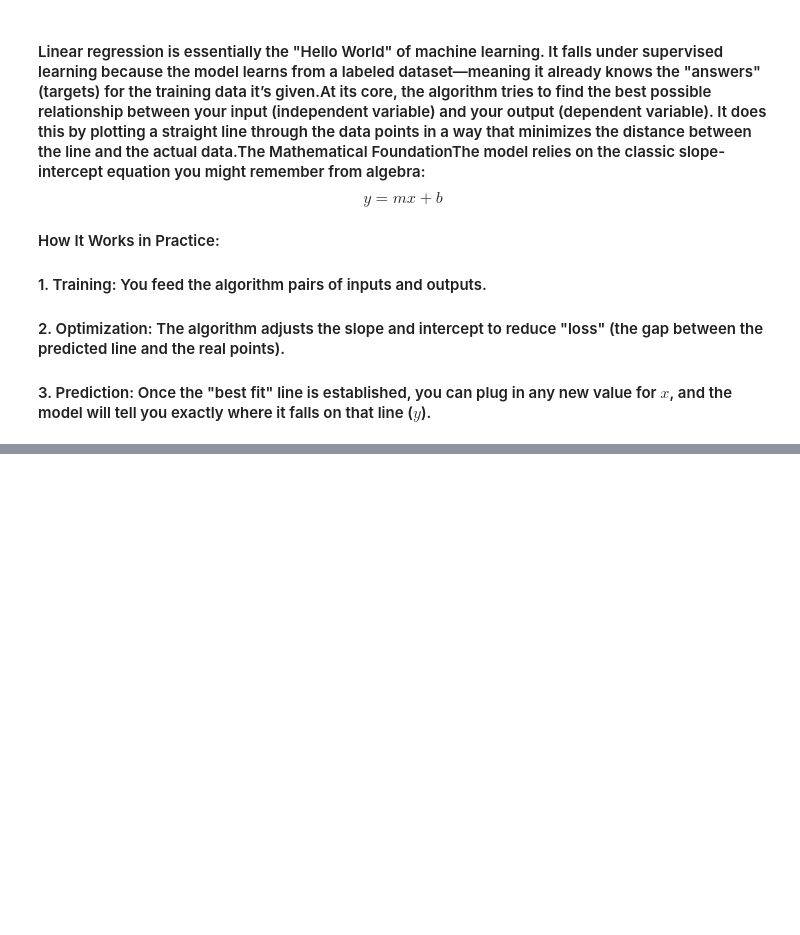
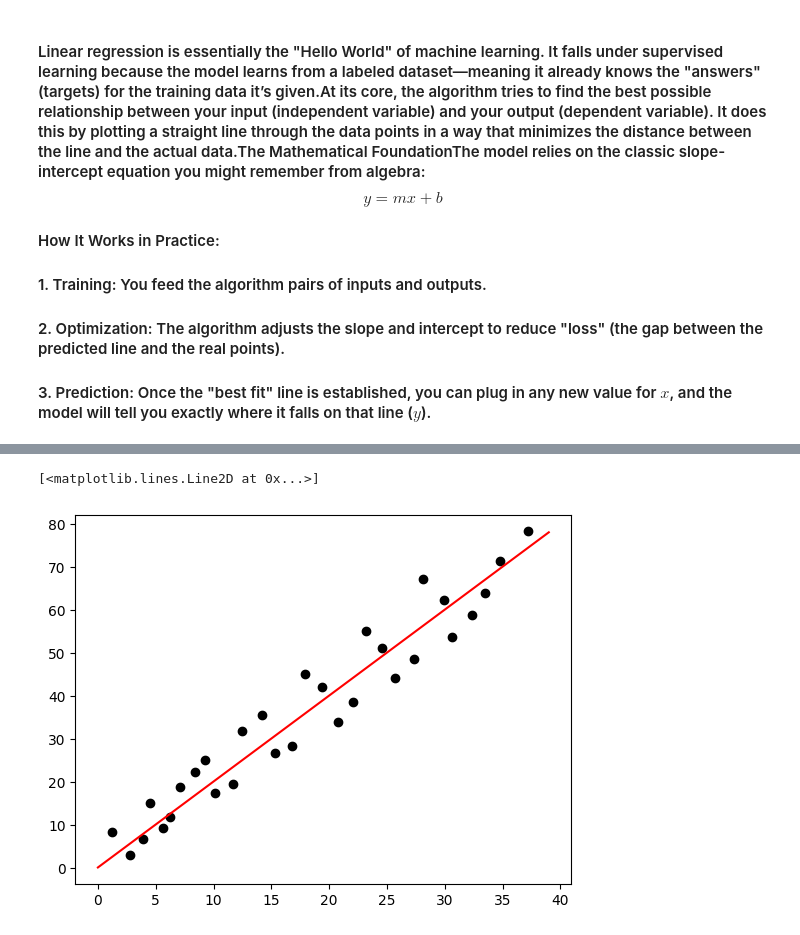
Before and after one commit to SatnamCodes/ml-from-scratch, a Jupyter notebook: linear_regression.ipynb, the cells around one changed output, grey strips where cells are left out. Saved outputs shown, nothing was run; the diff lists cells and outputs as text; code cells hidden in the pictures; blank space fills up the shorter version.

```diff
--- a/linear_regression.ipynb
+++ b/linear_regression.ipynb
@@ -13,0 +16,3 @@ import matplotlib.pyplot as plt
+# %%
+# Using pandas to import the data
+data = pd.read_csv("linear_regression_data.csv")
@@ -13,0 +51,13 @@ import matplotlib.pyplot as plt
+# %%
+def gradient(current_slope, current_intercept,pt,alpha):
+    slope_gradient = 0
+    intercept_gradient = 0
+    m=len(pt)
+    for i in range (m):
+        x = pt.iloc[i].X
+        y = pt.iloc[i].y
+        slope_gradient += (-1/(m))*x*(y-(current_slope *x+current_intercept))
+        intercept_gradient += (-1/(m))*(y-(current_slope *x+current_intercept))
+    slope = current_slope-slope_gradient*alpha
+    intercept = current_intercept-intercept_gradient*alpha
+    return slope,intercept
@@ -13,0 +86,7 @@ import matplotlib.pyplot as plt
+# %%
+plt.scatter(data.X,data.y,color = "black")
+x_line = list(range(0,40))
+plt.plot(x_line,[slope*x+intercept for x in x_line],color = "red")
+# %% [output]
+[<matplotlib.lines.Line2D at 0x...>]
+[figure, added]
```
Also changed, not shown: parts of 8 cells of this notebook, 1 other file.
